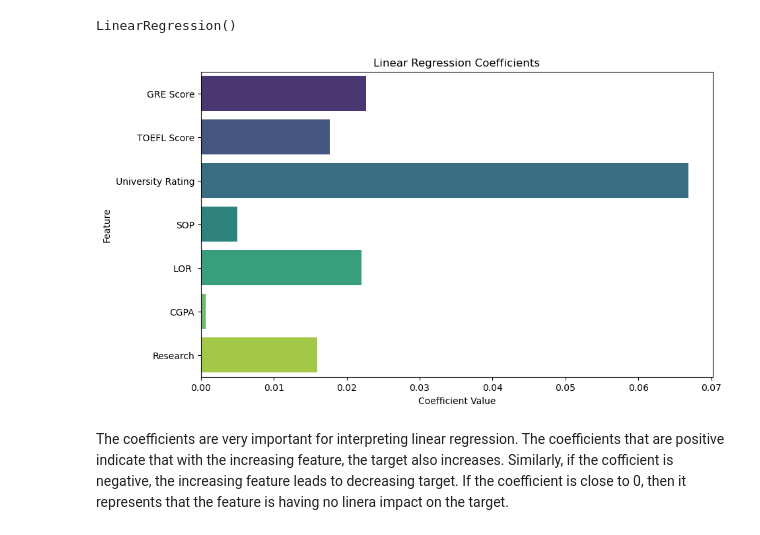
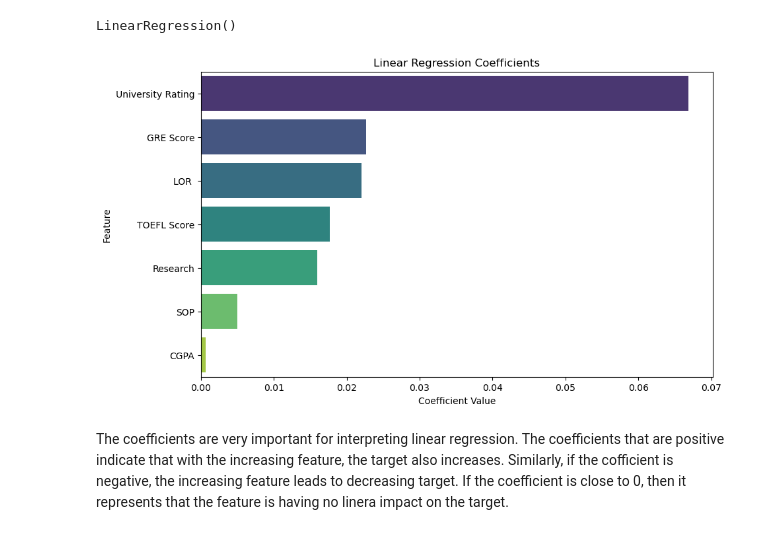
Before and after one commit to SujanNeupane42/DATA-601-Group-Project, a Jupyter notebook: modelling.ipynb, the cells around one changed output. Drawn from its saved outputs; the diff is of its cells as text; code cells hidden in the pictures.

```diff
--- a/modelling.ipynb
+++ b/modelling.ipynb
@@ -235,20 +235,22 @@ LinearRegression()
 # %%
 # Extract coefficients
 coefficients = our_model.coef_
 features = pipeline.feature_names_in_
 
 # Create a DataFrame for coefficients
 coef_df = pd.DataFrame({'Feature': features, 'Coefficient': coefficients})
 
+coef_df.sort_values("Coefficient", ascending=False, inplace=True)
+
 # Plot the coefficients
 plt.figure(figsize=(10, 6))
 sns.barplot(x='Coefficient', y='Feature', data=coef_df, palette='viridis')
 plt.title('Linear Regression Coefficients')
 plt.xlabel('Coefficient Value')
 plt.ylabel('Feature')
 plt.show()
 # %% [output]
-[figure, old version]
+[figure, new version]
 # %% [markdown]
 The coefficients are very important for interpreting linear regression. The coefficients that are positive indicate that with the increasing feature, the target also increases. Similarly, if the cofficient is negative, the increasing feature leads to decreasing target. If the coefficient is close to 0, then it represents that the feature is having no linera impact on the target.
 # %%
```
Also changed, not shown: parts of 8 cells of this notebook.
